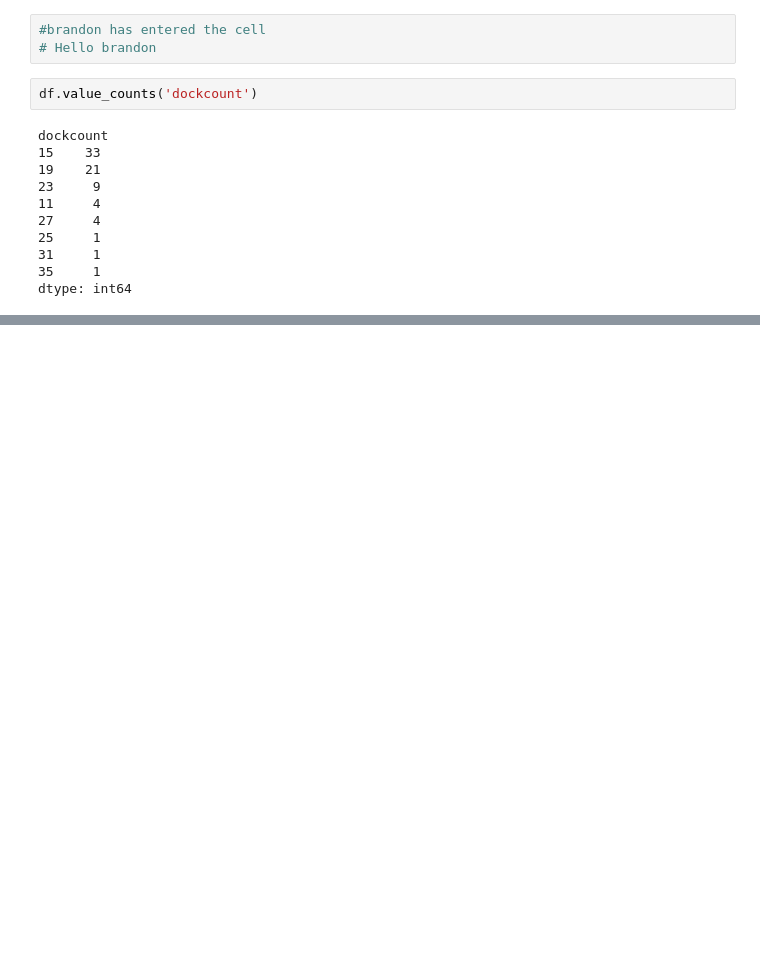
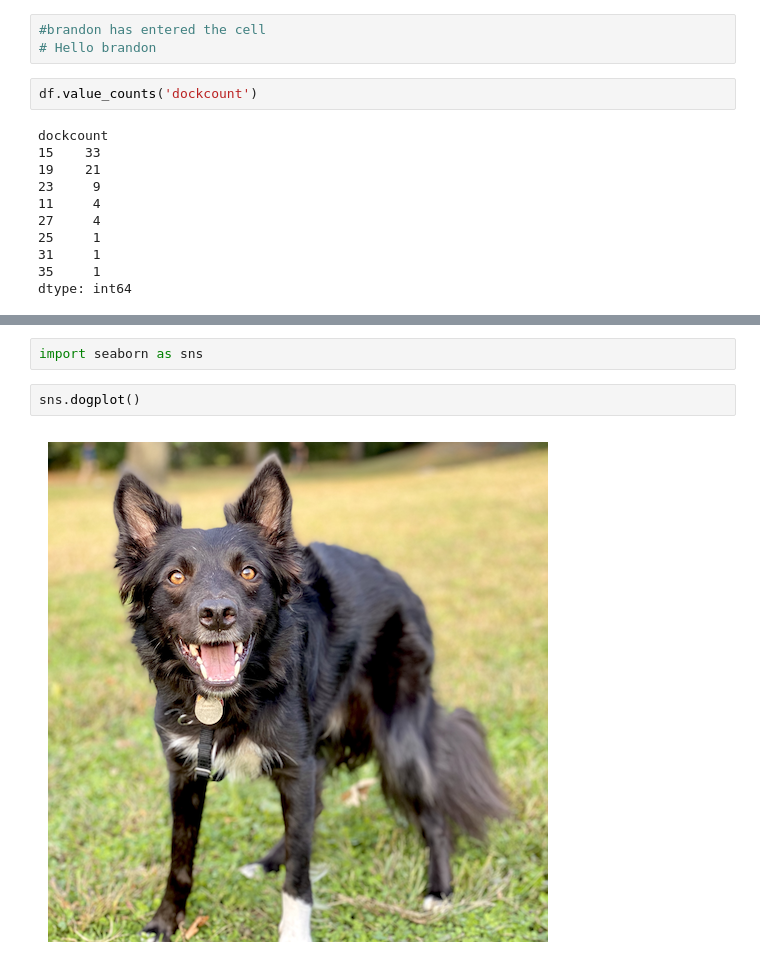
Before and after one commit to mdalton87/test_deepnote, a Jupyter notebook: Getting started.ipynb, the cells around one changed output, grey strips where cells are left out. Saved outputs shown, nothing was run; the diff lists cells and outputs as text; blank space fills up the shorter version.

```diff
--- a/Getting started.ipynb
+++ b/Getting started.ipynb
@@ -84,3 +148,9 @@ dtype: int64
+# %%
+import seaborn as sns
+# %%
+sns.dogplot()
+# %% [output]
+[figure, added]
 # %% [markdown]
 <a style='text-decoration:none;line-height:16px;display:flex;color:#5B5B62;padding:10px;justify-content:end;' href='https://deepnote.com?utm_source=created-in-deepnote-cell&projectId=789a13f3-68e9-49f6-8cce-02335bc75c23' target="_blank">
 <img alt='Created in deepnote.com' style='display:inline;max-height:16px;margin:0px;margin-right:7.5px;' src='embedded-picture-1' > </img>
```
Also changed, not shown: parts of 9 cells of this notebook.
